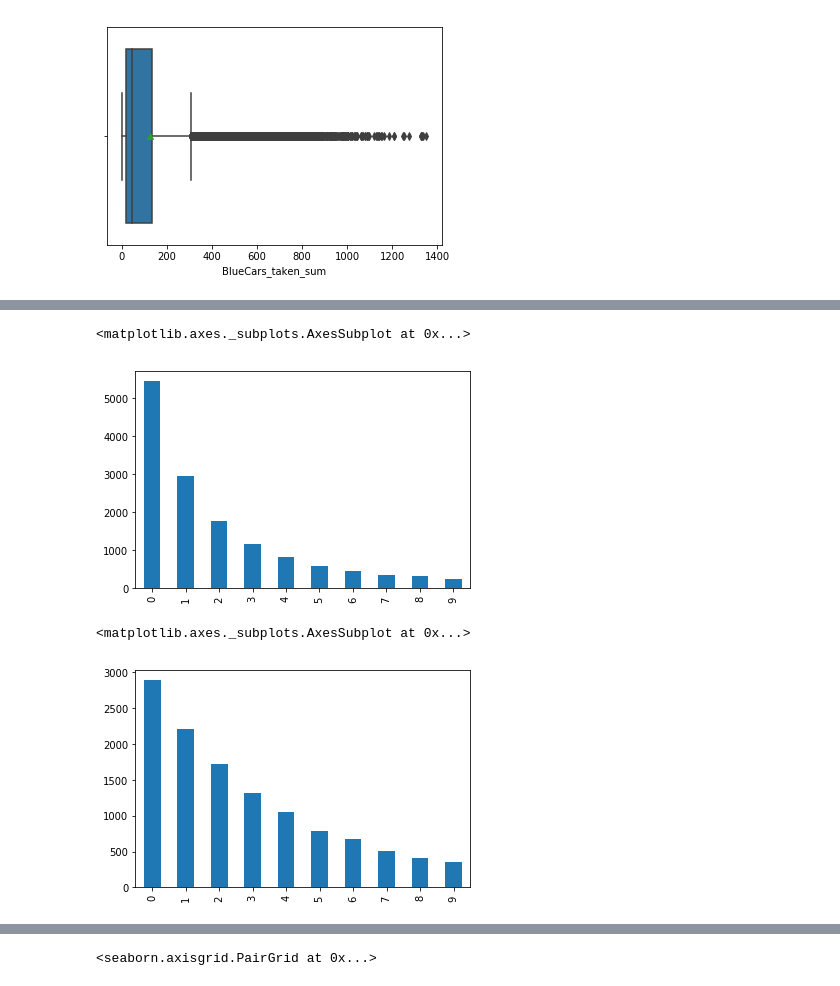
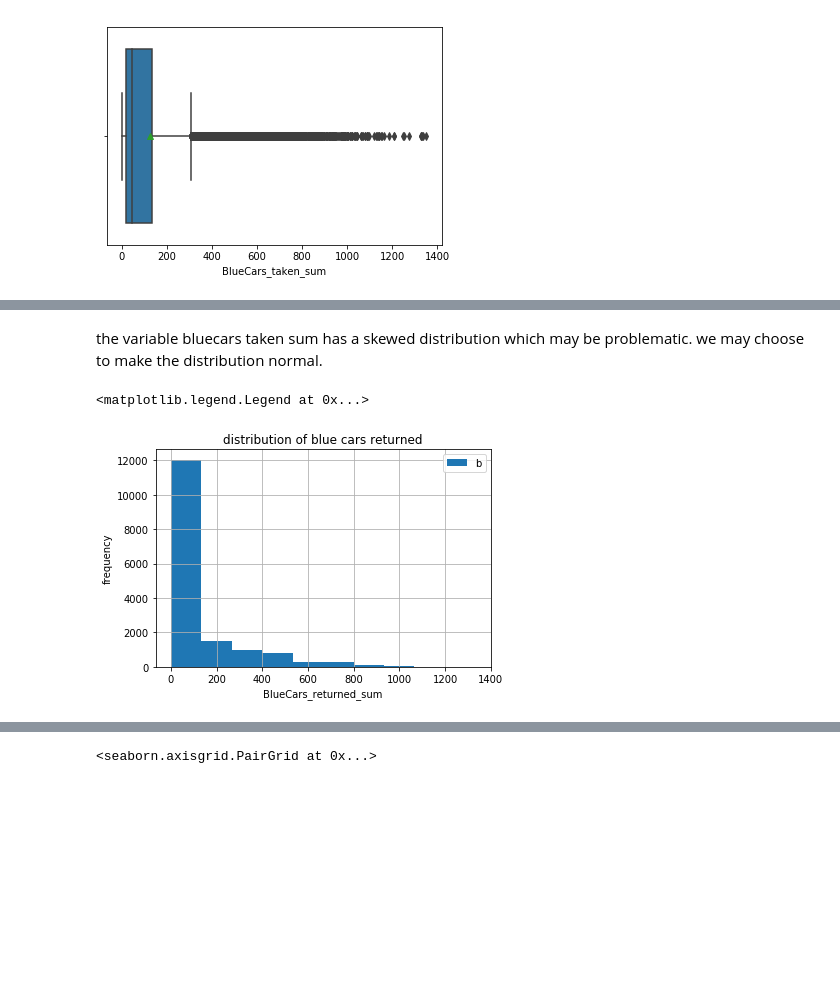
Before and after one commit to EOKELLO/IP-WEEK1-CORE, a Jupyter notebook: Moringa_Data_Science_Core_W3_Independent_Project_2019_07_Elizabeth_Okello_Python_Notebook.ipynb, the cells around one changed output, grey strips where cells are left out. Saved outputs shown, nothing was run; the diff lists cells and outputs as text; code cells hidden in the pictures; blank space fills up the shorter version.

```diff
--- a/Moringa_Data_Science_Core_W3_Independent_Project_2019_07_Elizabeth_Okello_Python_Notebook.ipynb
+++ b/Moringa_Data_Science_Core_W3_Independent_Project_2019_07_Elizabeth_Okello_Python_Notebook.ipynb
@@ -133,11 +155,11 @@ data['BlueCars_taken_sum'].value_counts().head(10).plot.bar()
-# %%
-data['Utilib_taken_sum'].value_counts().head(10).plot.bar()
-# %% [output]
-<matplotlib.axes._subplots.AxesSubplot at 0x...>
-[figure, removed]
-# %%
-
-data['Utilib_14_taken_sum'].value_counts().head(10).plot.bar()
-# %% [output]
-<matplotlib.axes._subplots.AxesSubplot at 0x...>
-[figure, removed]
+# %% [markdown]
+the variable bluecars taken sum has a skewed distribution which may be problematic. we may choose to make the distribution normal.
+# %%
+data['BlueCars_returned_sum'].hist()
+plt.title('distribution of blue cars returned')
+plt.ylabel('frequency')
+plt.xlabel('BlueCars_returned_sum')
+plt.legend('bluecars')
+# %% [output]
+<matplotlib.legend.Legend at 0x...>
+[figure, added]
```
Also changed, not shown: parts of 49 cells of this notebook.
